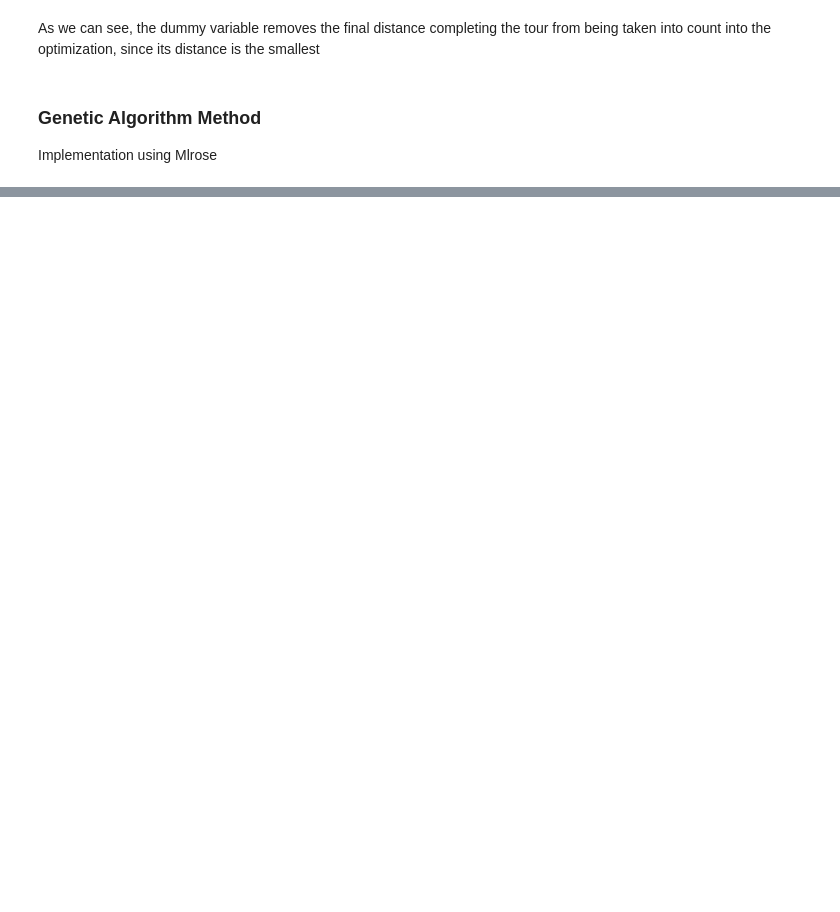
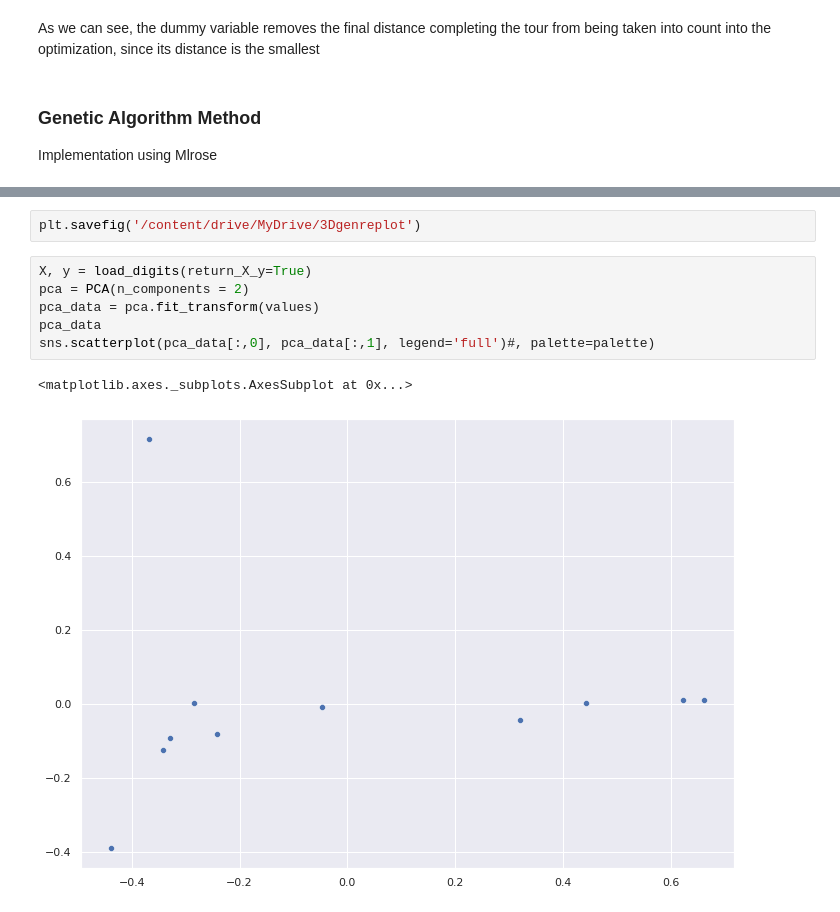
Before and after one commit to seanturland/music-analysis-medium, a Jupyter notebook: TSP_Ordering.ipynb, the cells around one changed output, grey strips where cells are left out. Cells and saved outputs as stored; diff of their text form; blank space fills up the shorter version.

```diff
--- a/TSP_Ordering.ipynb
+++ b/TSP_Ordering.ipynb
@@ -432,0 +578,11 @@ np.min([genetic_cost,branch_cost])
+# %%
+plt.savefig('/content/drive/MyDrive/3Dgenreplot')
+# %%
+X, y = load_digits(return_X_y=True)
+pca = PCA(n_components = 2)
+pca_data = pca.fit_transform(values)
+pca_data
+sns.scatterplot(pca_data[:,0], pca_data[:,1], legend='full')#, palette=palette)
+# %% [output]
+<matplotlib.axes._subplots.AxesSubplot at 0x...>
+[figure, added]
```
Also changed, not shown: parts of 44 cells of this notebook.
